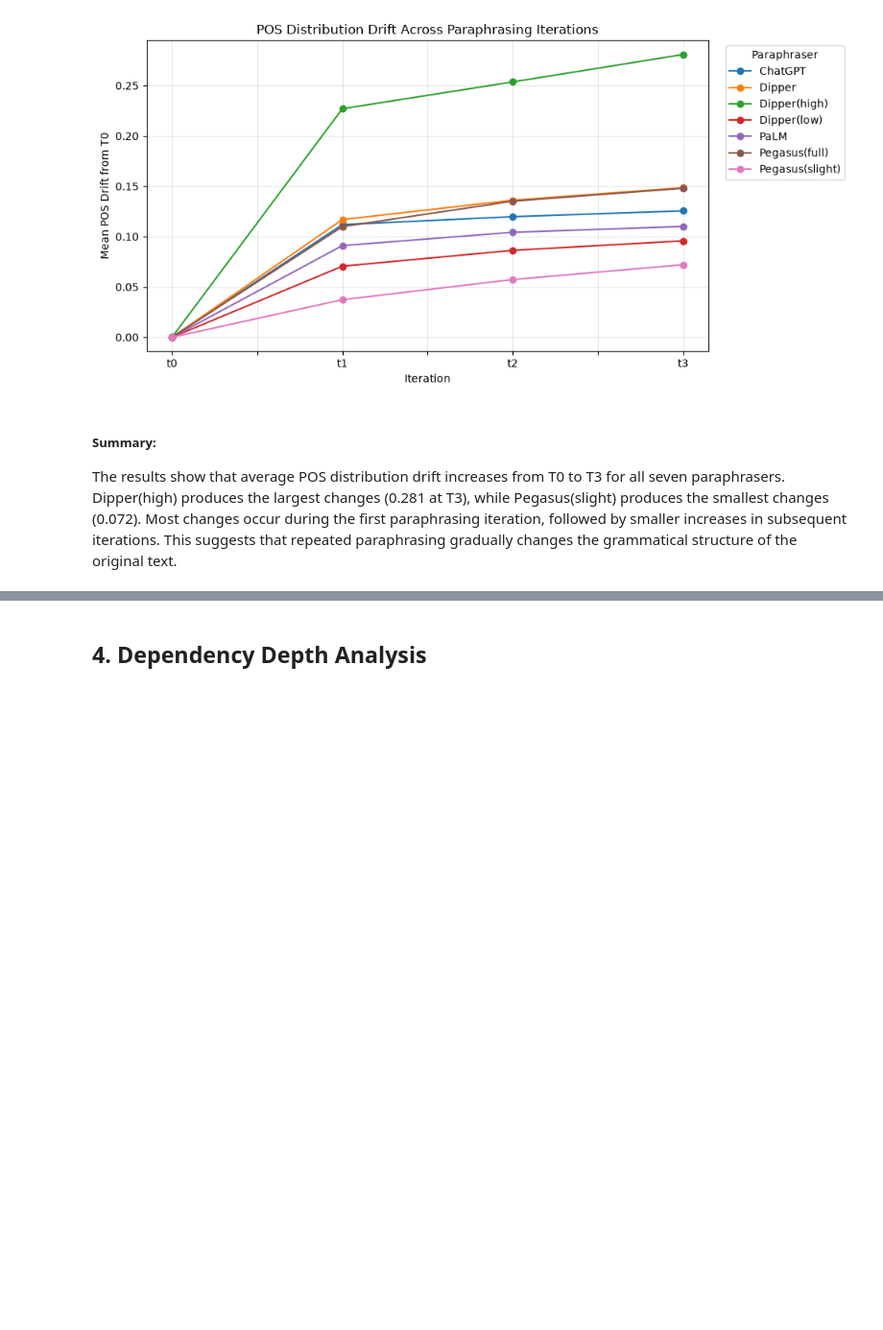
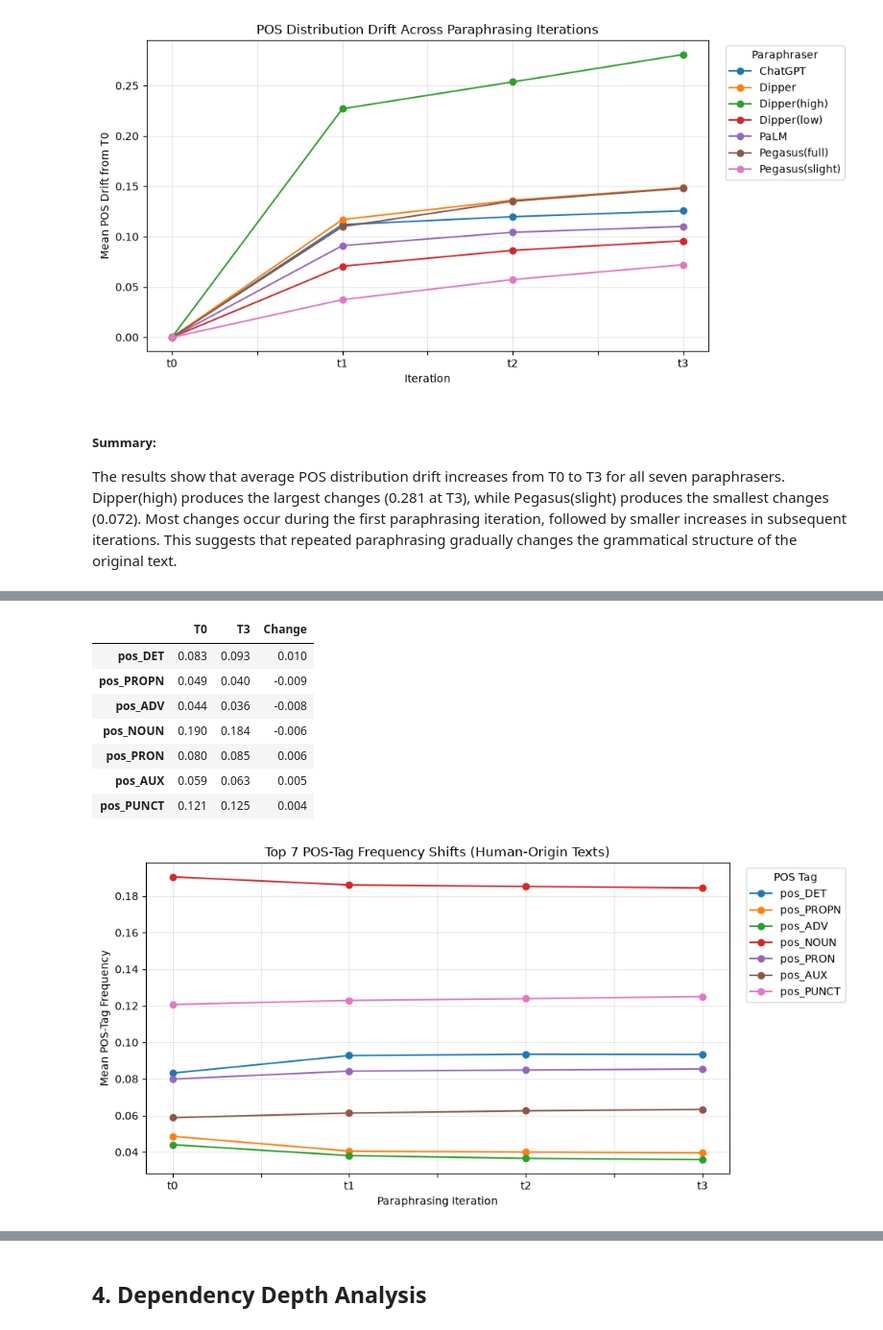
Before and after one commit to xiaoyancai/Ship-of-Theseus-Paraphrased-Corpus-CS6120-Team4, a Jupyter notebook: notebooks/05_update2_rq1_style_analysis.ipynb, the cells around one changed output, grey strips where cells are left out. Shown at 96% size. Drawn from its saved outputs; the diff is of its cells as text; code cells hidden in the pictures; blank space fills up the shorter version.

Commit message:
Add POS frequency analysis and update README and report

```diff
--- a/notebooks/05_update2_rq1_style_analysis.ipynb
+++ b/notebooks/05_update2_rq1_style_analysis.ipynb
@@ -118,0 +126,64 @@ The results show that average POS distribution drift increases from T0 to T3 for
+# %%
+# Mean POS-tag frequencies by original source and iteration
+stages = ["t0", "t1", "t2", "t3"]
+pos_cols = sorted(c for c in df.columns if c.startswith("pos_"))
+
+pos_freq = (
+    df.groupby(["source_group", "stage"])[pos_cols]
+    .mean()
+    .reset_index()
+)
+
+# Save all 17 POS frequencies for Human and LLM sources
+results_dir = PROJECT_ROOT / "data/results/update2"
+figures_dir = PROJECT_ROOT / "figures/update2"
+
+results_dir.mkdir(parents=True, exist_ok=True)
+figures_dir.mkdir(parents=True, exist_ok=True)
+
+pos_freq.to_csv(
+    results_dir / "pos_tag_frequency_by_stage.csv",
+    index=False
+)
+
+# Compare T0-T3 for Human-origin texts
+human_freq = (
+    pos_freq[pos_freq["source_group"] == "Human"]
+    .set_index("stage")
+    .loc[stages, pos_cols]
+)
+
+display(human_freq.T.round(3))
+
+# Find seven POS tags with the largest T0-to-T3 changes
+changes = human_freq.loc["t3"] - human_freq.loc["t0"]
+top_tags = changes.abs().nlargest(7).index.tolist()
+
+display(
+    pd.DataFrame({
+        "T0": human_freq.loc["t0", top_tags],
+        "T3": human_freq.loc["t3", top_tags],
+        "Change": changes[top_tags],
+    }).round(3)
+)
+
+# Plot their frequency trajectories
+fig, ax = plt.subplots(figsize=(10, 5))
+
+human_freq[top_tags].plot(marker="o", ax=ax)
+
+ax.set_title("Top 7 POS-Tag Frequency Shifts (Human-Origin Texts)")
+ax.set_xlabel("Paraphrasing Iteration")
+ax.set_ylabel("Mean POS-Tag Frequency")
+ax.grid(alpha=0.3)
+ax.legend(title="POS Tag", bbox_to_anchor=(1.02, 1))
+
+fig.tight_layout()
+fig.savefig(
+    figures_dir / "pos_tag_frequency_shift.png",
+    dpi=300,
+    bbox_inches="tight"
+)
+
+plt.show()
+# %% [output]
@@ -118,0 +208,9 @@ The results show that average POS distribution drift increases from T0 to T3 for
+|  | T0 | T3 | Change |
+| pos_DET | 0.083 | 0.093 | 0.010 |
+| pos_PROPN | 0.049 | 0.040 | -0.009 |
+| pos_ADV | 0.044 | 0.036 | -0.008 |
+| pos_NOUN | 0.190 | 0.184 | -0.006 |
+| pos_PRON | 0.080 | 0.085 | 0.006 |
+| pos_AUX | 0.059 | 0.063 | 0.005 |
+| pos_PUNCT | 0.121 | 0.125 | 0.004 |
+[figure, added]
```
Also changed, not shown: parts of 4 cells of this notebook, 4 other files.
